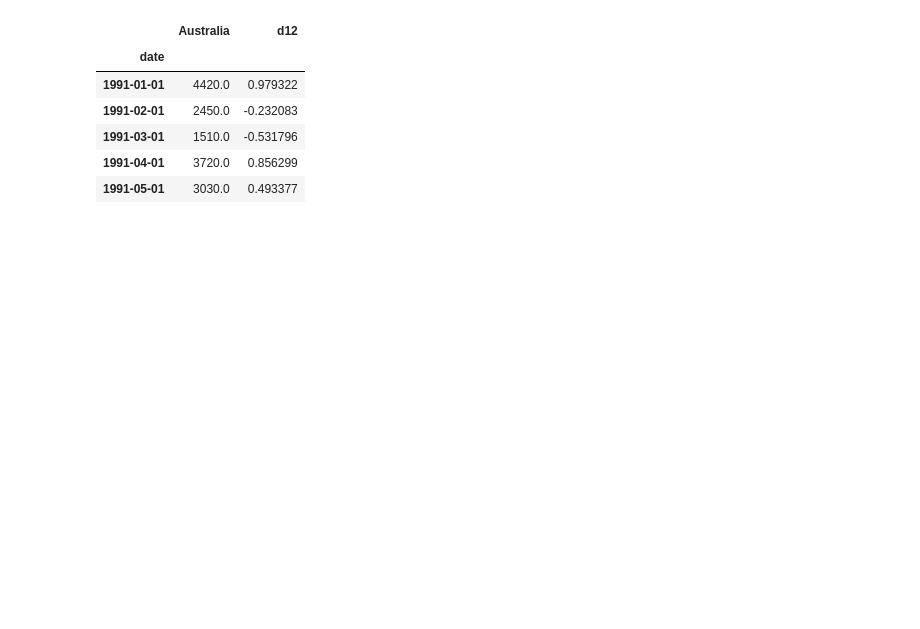
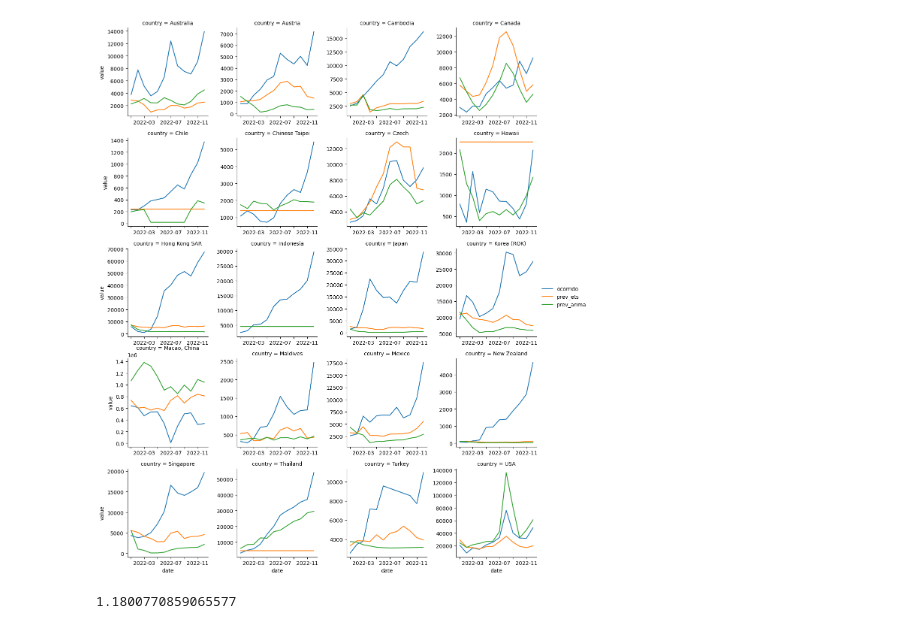
Before and after one commit to felipewhitaker/tourism, a Jupyter notebook: notebook.ipynb, the cells around one changed output. Drawn from its saved outputs; the diff is of its cells as text; code cells hidden in the pictures; blank space fills up the shorter version.

```diff
--- a/notebook.ipynb
+++ b/notebook.ipynb
@@ -61,10 +42,62 @@ australia.head(15)
-# %%
-australia.shift(12).dropna().head()
-# %% [output]
-|  | Australia | d12 |
-| date |  |  |
-| 1991-01-01 | 4420.0 | 0.979322 |
-| 1991-02-01 | 2450.0 | -0.232083 |
-| 1991-03-01 | 1510.0 | -0.531796 |
-| 1991-04-01 | 3720.0 | 0.856299 |
-| 1991-05-01 | 3030.0 | 0.493377 |
+# %%
+from datetime import datetime
+
+# forecast = pd.read_csv("data/logexp_previsoes_completa_benchmarks.csv", index_col = 0, parse_dates = True)
+forecast = pd.read_csv("data/logexp_previsoes_pre_covid_benchmarks.csv", index_col = 0, parse_dates = True)
+forecast.rename(columns = {"pais": "country"}, inplace = True)
+
+forecast["date"] = forecast["mes_ano"].apply(
+    lambda dt: datetime.strptime(dt, "%Y-%m-%d")
+)
+
+together = True
+if together:
+    melt = forecast.melt(
+        id_vars=["country", "date"], value_vars=["ocorrido", "prev_ets", "prev_arima"]
+    )
+
+    g = sns.FacetGrid(data=melt, col="country", col_wrap=4, sharey=False, sharex=False).map(
+        sns.lineplot, "date", "value", "variable"
+    )
+    g.add_legend()
+    for ax in g.axes.flat:
+        labels = ax.get_xticklabels()
+        for i, l in enumerate(labels):
+            l.set_visible(i % 2 == 1)
+else:
+    for country in forecast.country.unique():
+        fig, ax = plt.subplots(figsize=(10, 6))
+        past = tourism_data[["date", country]]
+        sns.lineplot(
+            data=past[(datetime(2020, 4, 1) <= past.date) & (past.date < datetime(2023, 1, 1))],
+            x="date",
+            y=country,
+            label="ocorrido",
+            ax=ax,
+        )
+        for col in ["ocorrido", "prev_ets", "prev_arima"]:
+            sns.lineplot(
+                data=forecast[forecast.country == country],
+                x="date",
+                y=col,
+                label=col,
+                ax=ax,
+                alpha=0.5 if col != "ocorrido" else 1,
+            )
+        plt.title(country)
+        plt.savefig(f"./imgs/{country}.png")
+
+    plt.show()
+# %% [output]
+[figure, added]
+# %%
+import pandas as pd
+
+forecast = pd.read_csv("data/previsoes_pre_covid_benchmarks.csv", index_col = 0, parse_dates = True)
+algo = forecast[(forecast.pais == "Hong Kong SAR")]
+
+pred = 16732226.48627308
+# pred, sum(abs(algo.ocorrido - algo.prev_ets)),
+pred / sum(abs(algo.ocorrido - algo.prev_ets))
+# %% [output]
+1.1800770859065577
```
Also changed, not shown: parts of 8 cells of this notebook, 1 other file.
